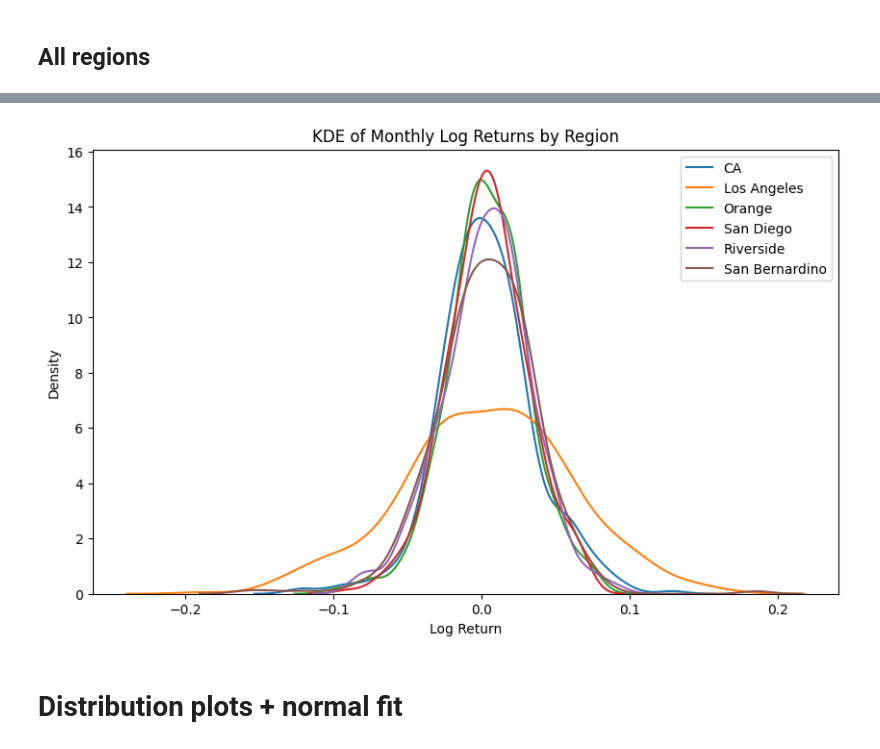
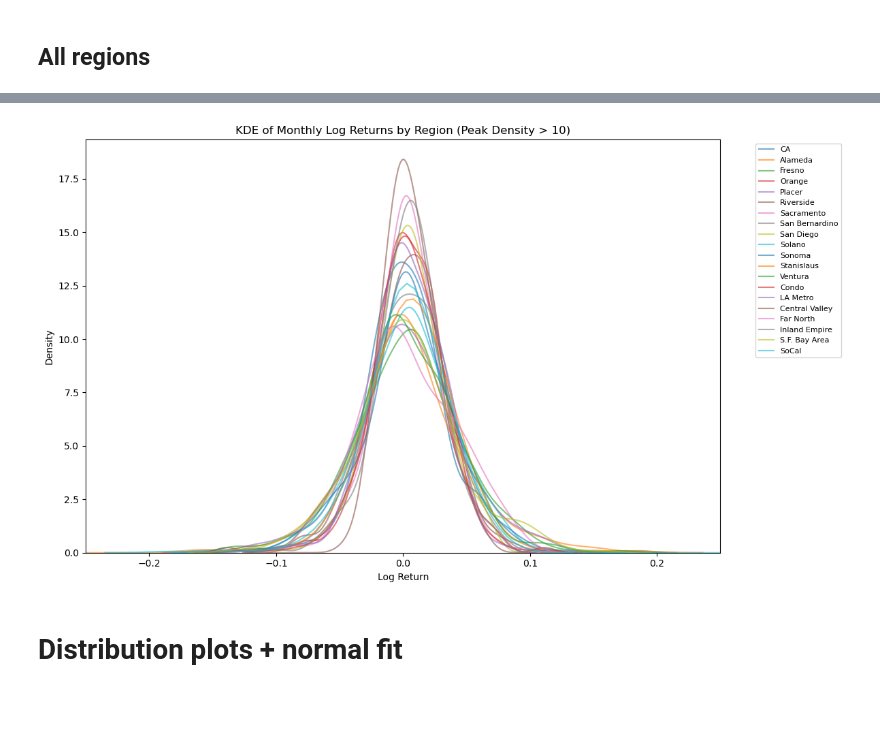
Before and after one commit to alvaroEspinozaMerida/CA_Housing_Analysis, a Jupyter notebook: src/johnny.ipynb, the cells around one changed output, grey strips where cells are left out. Cells and saved outputs as stored; diff of their text form; code cells hidden in the pictures; blank space fills up the shorter version.

Commit message:
Add files via upload
updated distribution plots

```diff
--- a/src/johnny.ipynb
+++ b/src/johnny.ipynb
@@ -258,21 +278,31 @@ Skewness: 0.484, Excess Kurtosis: 31.475
 # %%
-# KDE comparison across multiple regions
+# KDE comparison across ALL regions (filtered by peak density > 10)
 
-regions_to_compare = ["CA", "Los Angeles", "Orange", "San Diego", "Riverside", "San Bernardino"]
-regions_to_compare = [r for r in regions_to_compare if r in df.columns]
+plt.figure(figsize=(12,7))
 
-plt.figure(figsize=(10,6))
+for col in value_cols:
+    # Skip columns with insufficient data
+    if df[col].notna().sum() < 50:
+        continue
+    ret = compute_returns(df, col, method="log")
 
-for r in regions_to_compare:
-    ret = compute_returns(df, r, method="log")
-    sns.kdeplot(ret, label=r)
+    # Compute KDE to check peak density
+    kde = stats.gaussian_kde(ret.dropna())
+    x_eval = np.linspace(ret.min(), ret.max(), 200)
+    density = kde(x_eval)
 
-plt.title("KDE of Monthly Log Returns by Region")
+    # Only plot if max density > 10
+    if density.max() > 10:
+        sns.kdeplot(ret, label=col, alpha=0.6)
+
+plt.title("KDE of Monthly Log Returns by Region (Peak Density > 10)")
 plt.xlabel("Log Return")
-plt.legend()
+plt.xlim(-0.25, 0.25)
+plt.legend(bbox_to_anchor=(1.05, 1), loc='upper left', fontsize=8)
+plt.tight_layout()
 plt.show()
 # %% [output]
-[figure, old version]
+[figure, new version]
 # %% [markdown]
 # Distribution plots + normal fit
 # %%
```
Also changed, not shown: parts of 11 cells of this notebook.
